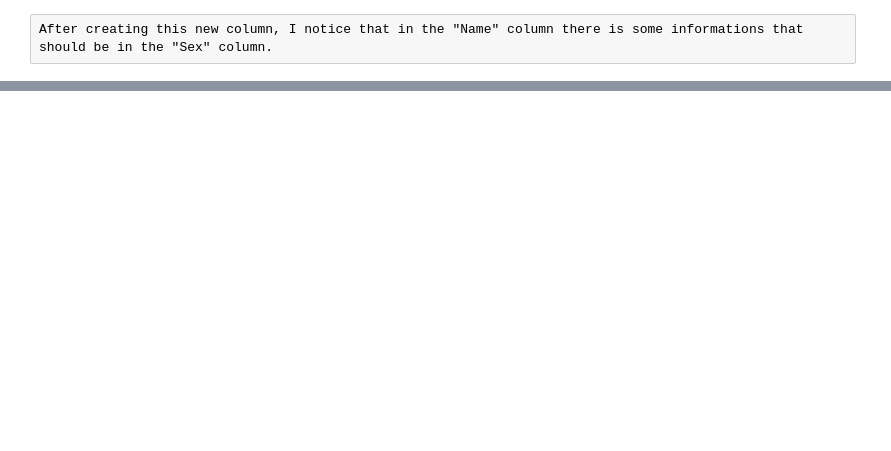
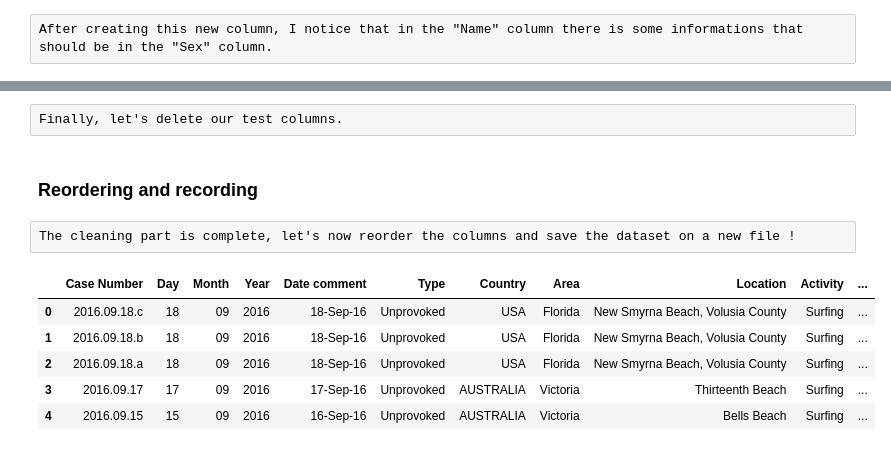
Before and after one commit to alinedebenath/ironhack-datalabs-dataparis0619-pt, a Jupyter notebook: module-1/pandas-project/your-code/data-wrangling.ipynb, the cells around one changed output, grey strips where cells are left out. Saved outputs shown, nothing was run; the diff lists cells and outputs as text; code cells hidden in the pictures; blank space fills up the shorter version.

```diff
--- a/module-1/pandas-project/your-code/data-wrangling.ipynb
+++ b/module-1/pandas-project/your-code/data-wrangling.ipynb
@@ -501,0 +404,3 @@ data.to_csv('GSAF5_sol.csv', index=False)
+# %%
+data.rename(columns={'Sex ': 'Sex'}, inplace=True)
+data.columns = data.columns.str.strip()
@@ -501,0 +409,15 @@ data.to_csv('GSAF5_sol.csv', index=False)
+# %%
+def correct_name(row):
+    if row["Name"] == "girl" or row["Name"] == "Girl":
+        return "F"
+    elif row["Name"] == "boy" or row["Name"] == "Boy":
+        return "M"
+    elif row["Name"] == "male" or row["Name"] == "Male":
+        return "M"
+    elif row["Name"] == "female" or row["Name"] == "Female":
+        return "F"
+    else:
+        return
+
+data["name_corrected"] = data.apply(correct_name, axis=1)
+data['Sex'].fillna(data.name_corrected, inplace=True)
@@ -501,0 +490,4 @@ data.to_csv('GSAF5_sol.csv', index=False)
+# %%
+data['Country'].fillna('Unknown', inplace=True)
+data['Country'] = data['Country'].str.strip().str.upper()
+print(set(data['Country']))
@@ -501,0 +506,17 @@ data.to_csv('GSAF5_sol.csv', index=False)
+# %% [raw]
+Finally, let's delete our test columns.
+# %%
+data.drop(['Year_','name_corrected'], axis=1, inplace=True)
+# %% [markdown]
+### Reordering and recording
+# %% [raw]
+The cleaning part is complete, let's now reorder the columns and save the dataset on a new file !
+# %%
+data.head()
+# %% [output]
+|  | Case Number | Day | Month | Year | Date comment | Type | Country | Area | Location | Activity | ... |
+| 0 | 2016.09.18.c | 18 | 09 | 2016 | 18-Sep-16 | Unprovoked | USA | Florida | New Smyrna Beach, Volusia County | Surfing | ... |
+| 1 | 2016.09.18.b | 18 | 09 | 2016 | 18-Sep-16 | Unprovoked | USA | Florida | New Smyrna Beach, Volusia County | Surfing | ... |
+| 2 | 2016.09.18.a | 18 | 09 | 2016 | 18-Sep-16 | Unprovoked | USA | Florida | New Smyrna Beach, Volusia County | Surfing | ... |
+| 3 | 2016.09.17 | 17 | 09 | 2016 | 17-Sep-16 | Unprovoked | AUSTRALIA | Victoria | Thirteenth Beach | Surfing | ... |
+| 4 | 2016.09.15 | 15 | 09 | 2016 | 16-Sep-16 | Unprovoked | AUSTRALIA | Victoria | Bells Beach | Surfing | ... |
```
Also changed, not shown: parts of 73 cells of this notebook, 4 other files.
